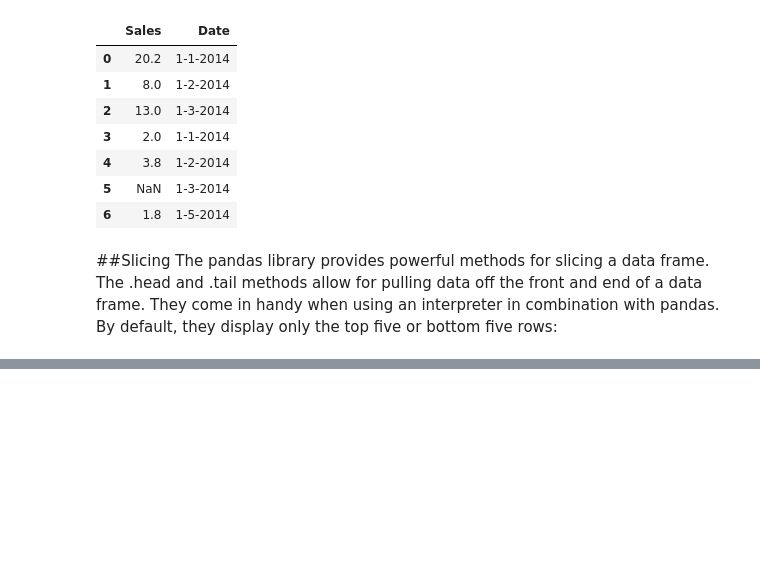
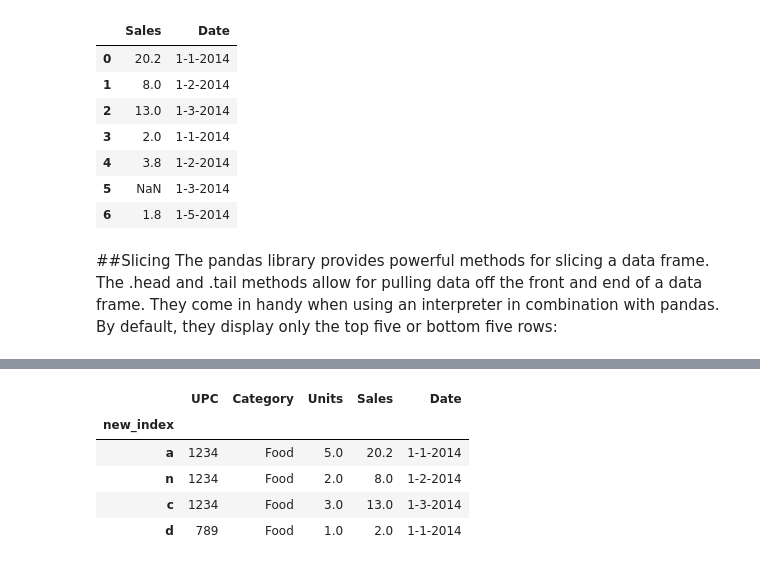
Before and after one commit to owaisahmad315/pandas, a Jupyter notebook: Data_Frame_Methods.ipynb, the cells around one changed output, grey strips where cells are left out. Drawn from its saved outputs; the diff is of its cells as text; code cells hidden in the pictures; blank space fills up the shorter version.

```diff
--- a/Data_Frame_Methods.ipynb
+++ b/Data_Frame_Methods.ipynb
@@ -396,0 +455,13 @@ bottom five rows:
+# %%
+'''
+There is also support for slicing out data by labels. Using the .loc
+attribute, we can take index values a through d:
+'''
+df.loc['a':'d']
+# %% [output]
+|  | UPC | Category | Units | Sales | Date |
+| new_index |  |  |  |  |  |
+| a | 1234 | Food | 5.0 | 20.2 | 1-1-2014 |
+| n | 1234 | Food | 2.0 | 8.0 | 1-2-2014 |
+| c | 1234 | Food | 3.0 | 13.0 | 1-3-2014 |
+| d | 789 | Food | 1.0 | 2.0 | 1-1-2014 |
```
Also changed, not shown: parts of 5 cells of this notebook.
